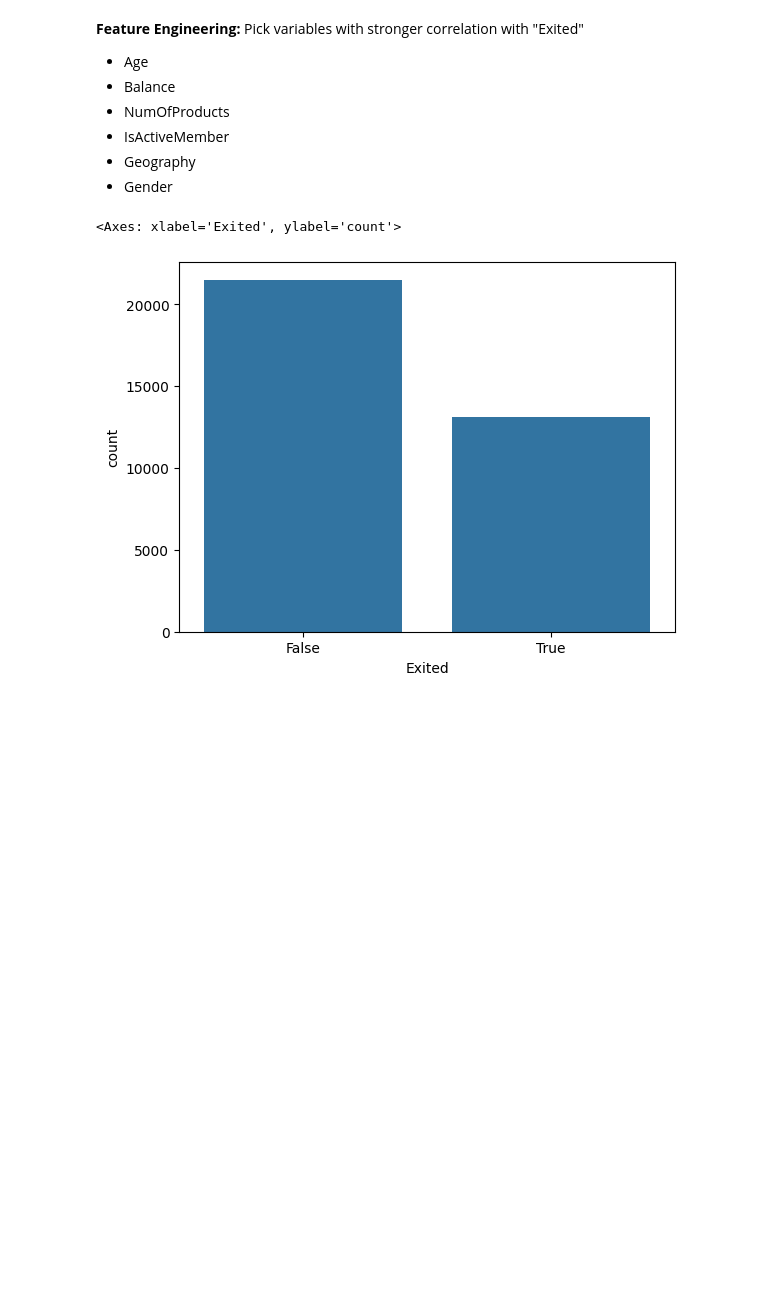
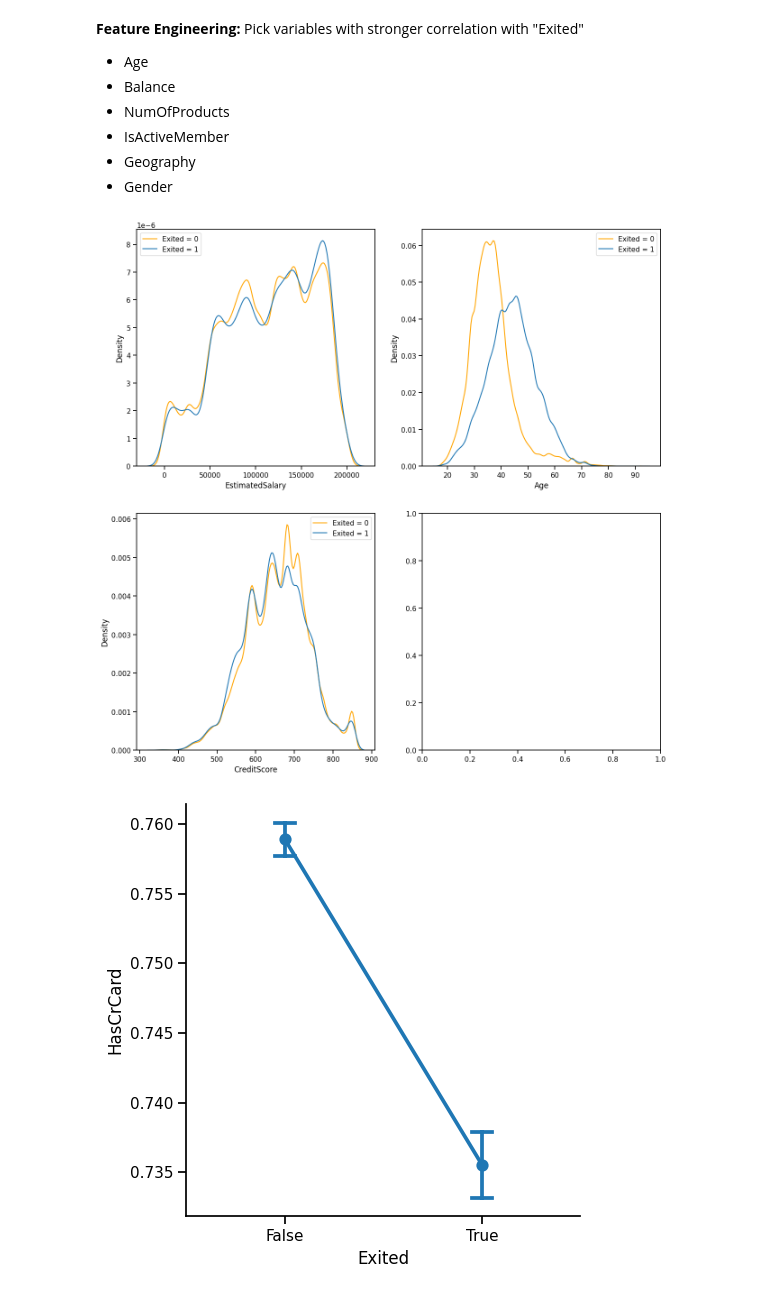
Before and after one commit to Xornotor/BankChurn-Kaggle, a Jupyter notebook: BankChurn-EDA.ipynb, the cells around one changed output. Saved outputs shown, nothing was run; the diff lists cells and outputs as text; code cells hidden in the pictures; blank space fills up the shorter version.

```diff
--- a/BankChurn-EDA.ipynb
+++ b/BankChurn-EDA.ipynb
@@ -66,8 +66,30 @@ fig.show()
 * IsActiveMember
 * Geography
 * Gender
-# %%
-sns.countplot(df_train_filtered[df_train_filtered['Geography_Germany'] == 1], x='Exited')
-# %% [output]
-<Axes: xlabel='Exited', ylabel='count'>
-[figure, removed]
+# %%
+not_exited = df_train_filtered[df_train_filtered['Exited'] == 0]
+exited = df_train_filtered[df_train_filtered['Exited'] == 1]
+
+fig, ax = plt.subplots(2, 2, figsize=(15, 15))
+
+sns.kdeplot(data=not_exited, x='EstimatedSalary', color='orange', label='Exited = 0', ax=ax[0][0])
+sns.kdeplot(data=exited, x='EstimatedSalary', label='Exited = 1', ax=ax[0][0])
+ax[0][0].legend()
+
+sns.kdeplot(data=not_exited, x='Age', color='orange', label='Exited = 0', ax=ax[0][1])
+sns.kdeplot(data=exited, x='Age', label='Exited = 1', ax=ax[0][1])
+ax[0][1].legend()
+
+sns.kdeplot(data=not_exited, x='CreditScore', color='orange', label='Exited = 0', ax=ax[1][0])
+sns.kdeplot(data=exited, x='CreditScore', label='Exited = 1', ax=ax[1][0])
+ax[1][0].legend()
+
+
+
+sns.catplot(data=df_train, x='Exited', y='HasCrCard',
+            kind='point', errorbar='se', capsize=.1)
+
+fig.show()
+# %% [output]
+[figure, added]
+[figure, added]
```
Also changed, not shown: parts of 1 cell of this notebook, 3 other files.
